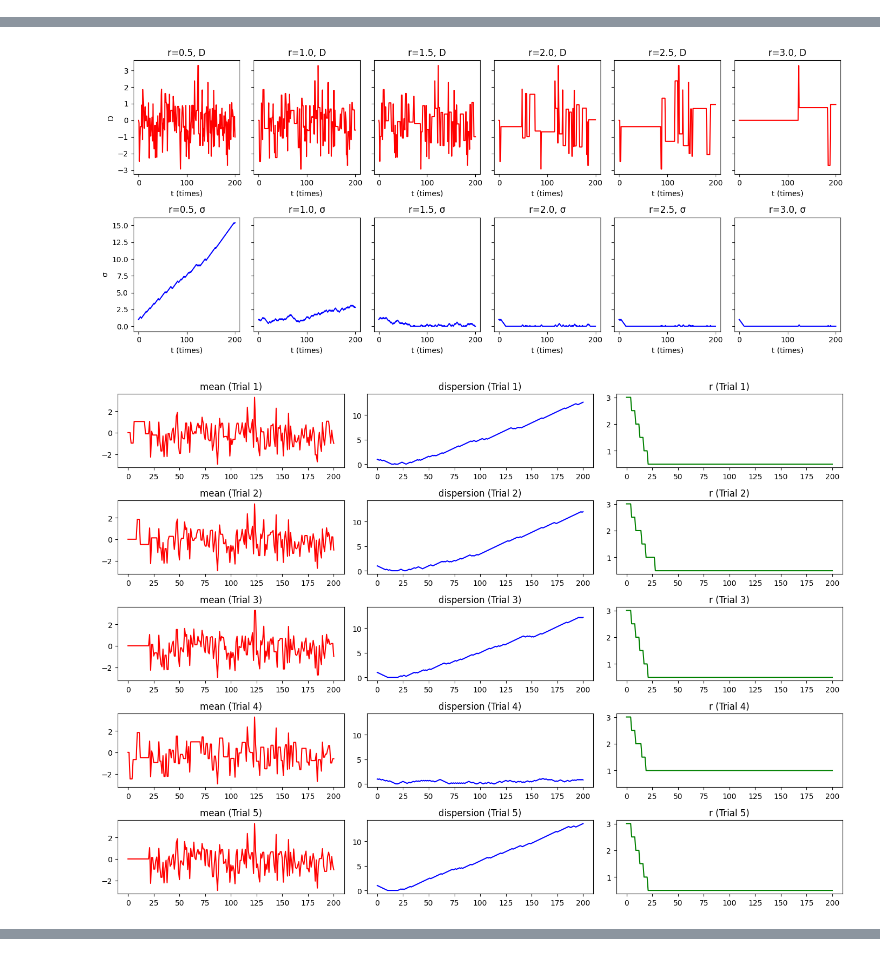
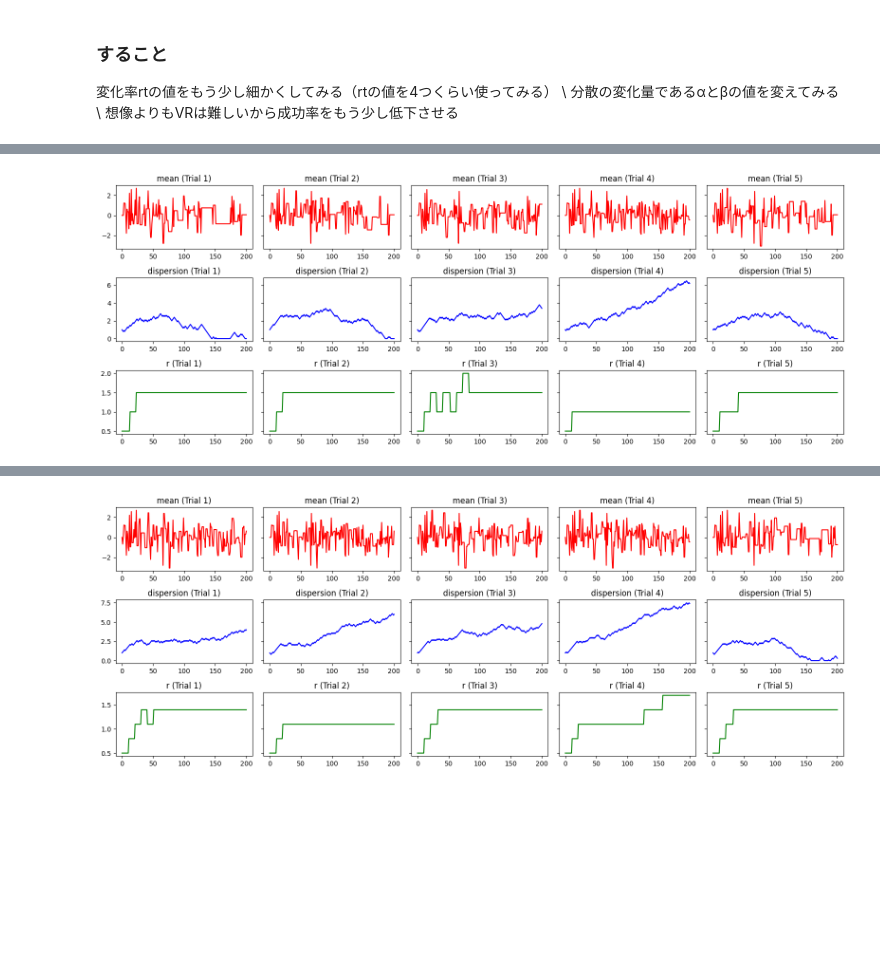
Before and after one commit to kotatakehara/Self-efficacy, a Jupyter notebook: Kendama_change_Class_version.ipynb, the cells around one changed output, grey strips where cells are left out. Saved outputs shown, nothing was run; the diff lists cells and outputs as text; code cells hidden in the pictures; blank space fills up the shorter version.

```diff
--- a/Kendama_change_Class_version.ipynb
+++ b/Kendama_change_Class_version.ipynb
@@ -3,3 +3,8 @@
+# %% [markdown]
+### すること
+変化率rtの値をもう少し細かくしてみる（rtの値を4つくらい使ってみる） \\
+分散の変化量であるαとβの値を変えてみる \\
+想像よりもVRは難しいから成功率をもう少し低下させる
 # %%
 import numpy as np
 import matplotlib.pyplot as plt
@@ -352,12 +174,11 @@ alpha = 0.1       #成功した場合のやる気の変化量を表す変数
 beta = 0.1    #失敗した場合のやる気の変化量を表す変数
 a = 1  # どれだけの割合皿の中心を落下地点に移動させるかを表す変数（a=1なら落下地点に移動）
 rt = 0.5
-trial_times = 4
-kendama_change = kendama(alpha, beta, a, rt, trial_times)
-kendama_change.show_Non(1)
-kendama_change.show_min_only(3)
-kendama_change.show_max_only(0.5)
-kendama_change.show_ajustment_from_max(3)
-kendama_change.show_ajustment_from_min(0.5)
-kendama_change.show_unsuccessful(0)
+trial_times = 10
+get_times = 200
+success_rate = 0.66 #難易度調整を行う際の成功率の指標
+fail_rate = 0.66 #難易度調整を行う際の失敗率の指標
+kendama_change = kendama(get_times)
+# kendama_change.show_Non(1)
+kendama_change.show_ajustment_from_min(0.5, trial_times, rt, alpha, beta, a, success_rate, fail_rate)
 # %% [output]
@@ -366,2 +185 @@ kendama_change.show_unsuccessful(0)
-[figure, old version]
+[figure, new version]
-[figure, removed]
@@ -372 +186,6 @@ kendama_change.show_unsuccessful(0)
+# %%
+rt = 0.3
+kendama_change.show_ajustment_from_min(0.5, trial_times, rt, alpha, beta, a, success_rate, fail_rate)
+# %% [output]
+[figure, added]
 # %%
```
Also changed, not shown: parts of 7 cells of this notebook.
